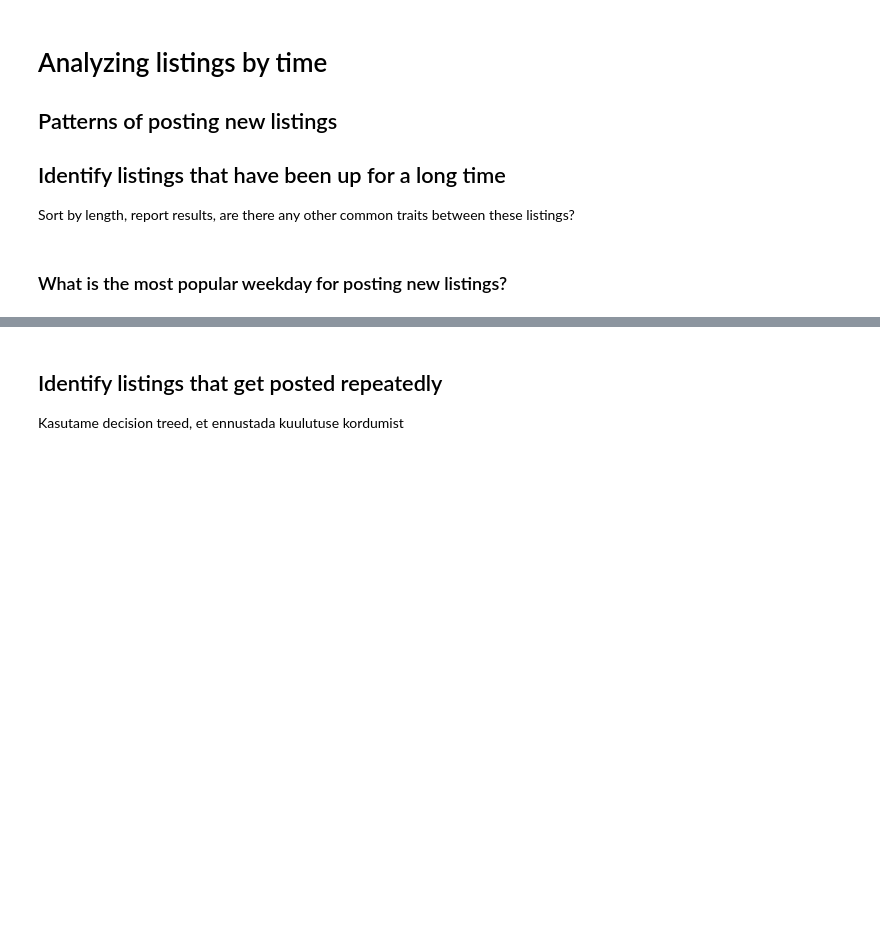
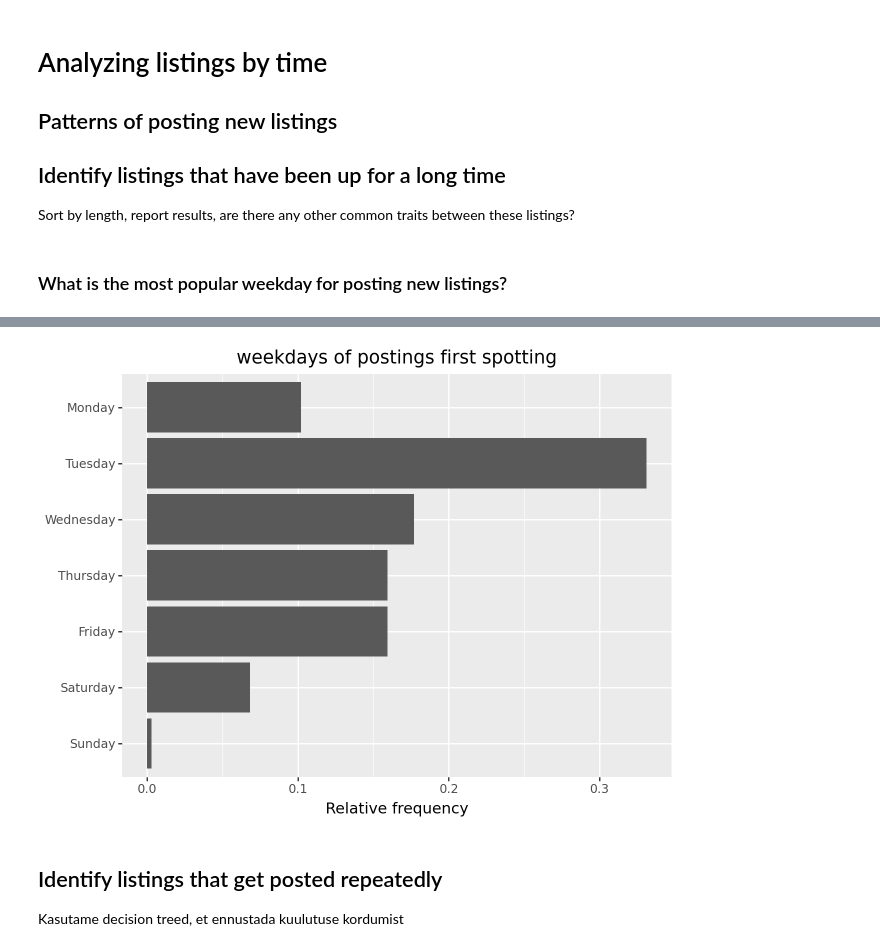
Before and after one commit to m2ger2020/listings, a Jupyter notebook: projekt.ipynb, the cells around one changed output, grey strips where cells are left out. Drawn from its saved outputs; the diff is of its cells as text; code cells hidden in the pictures; blank space fills up the shorter version.

```diff
--- a/projekt.ipynb
+++ b/projekt.ipynb
@@ -235,3 +289,18 @@ weekday_cat=pd.Categorical(data['weekday_added'], categories=weekdays_sorted)
+# %%
+weekdays_sorted=['Sunday','Saturday','Friday','Thursday','Wednesday','Tuesday','Monday']
+weekday_cat=pd.Categorical(new_data['weekday'], categories=weekdays_sorted)
+
+( p9.ggplot(
+    data=new_data,
+    mapping=p9.aes(x='weekday_cat',y=p9.after_stat('count / np.sum(count)'))
+)
++ p9.geom_bar()
++ p9.labs(x='',y='Relative frequency')
++ p9.coord_flip()
++ p9.ggtitle("weekdays of postings first spotting")
+)
+# %% [output]
+[figure, added]
 # %% [markdown]
 ## Identify listings that get posted repeatedly
 Kasutame decision treed, et ennustada kuulutuse kordumist
```
Also changed, not shown: parts of 6 cells of this notebook.
